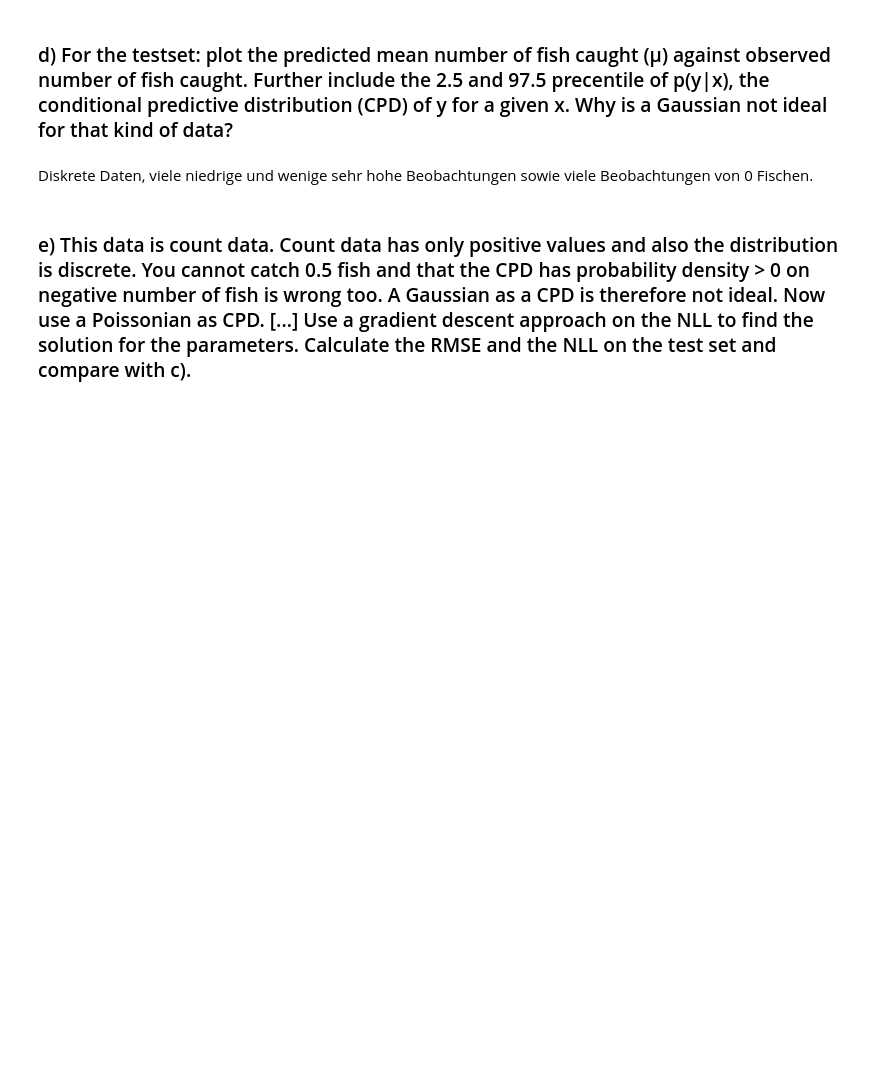
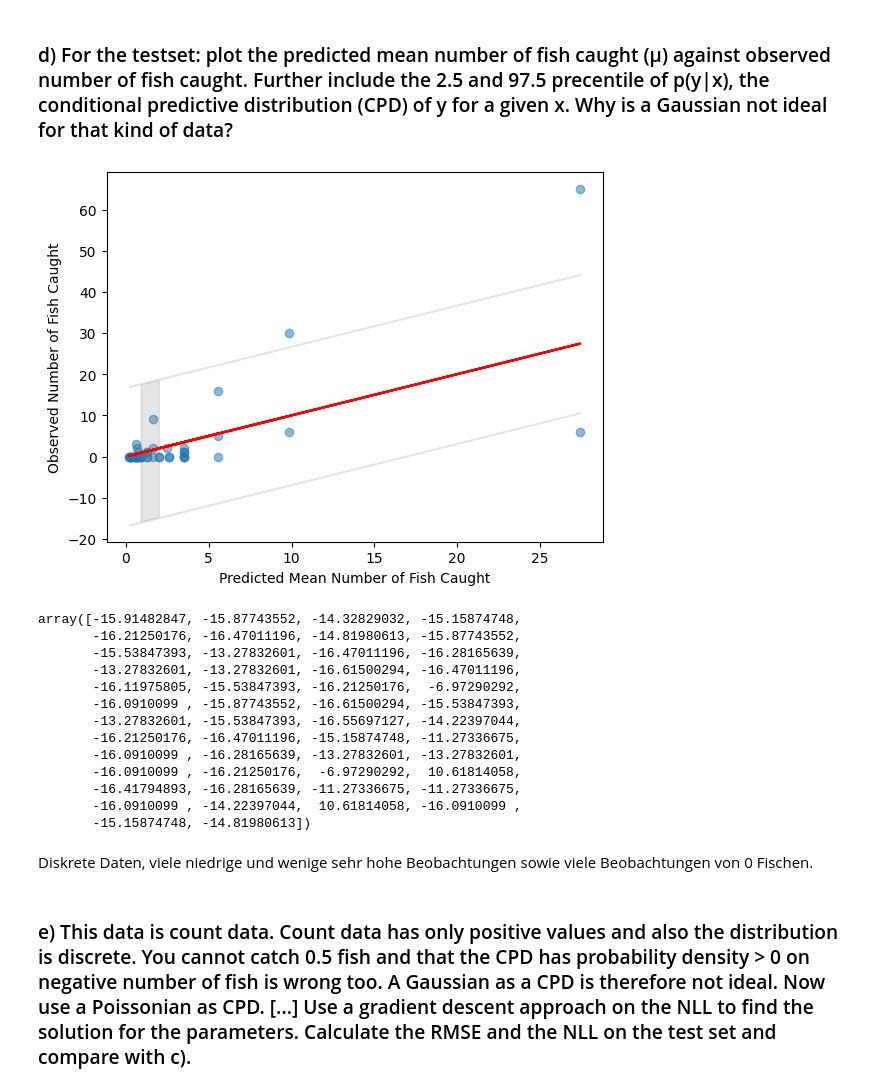
Before and after one commit to KrasserKai/Maschinelles-Lernen-Deep-Learning, a Jupyter notebook: Aufgabe2/Aufgabe2_1.ipynb, the cells around one changed output. Saved outputs shown, nothing was run; the diff lists cells and outputs as text; code cells hidden in the pictures; blank space fills up the shorter version.

```diff
--- a/Aufgabe2/Aufgabe2_1.ipynb
+++ b/Aufgabe2/Aufgabe2_1.ipynb
@@ -64,16 +79,32 @@ print(nll)
 # %%
 # Calculate standard deviation of residuals
 residual_std = np.std(residuals)
 # 2.5%
 lower_percentile = y_pred - 1.96 * residual_std
 # 97.5%
 upper_percentile = y_pred + 1.96 * residual_std
 
 plt.scatter(y_pred, yte, alpha=0.5)
+plt.plot(y_pred, y_pred, color='red', label='Ideal Prediction Line (y=x)')
 plt.fill_between(y_pred, lower_percentile, upper_percentile, color='gray', alpha=0.2, label='95% Prediction Interval')
 plt.xlabel('Predicted Mean Number of Fish Caught')
 plt.ylabel('Observed Number of Fish Caught')
 plt.show()
+# %% [output]
+[figure, added]
+array([-15.91482847, -15.87743552, -14.32829032, -15.15874748,
+       -16.21250176, -16.47011196, -14.81980613, -15.87743552,
+       -15.53847393, -13.27832601, -16.47011196, -16.28165639,
+       -13.27832601, -13.27832601, -16.61500294, -16.47011196,
+       -16.11975805, -15.53847393, -16.21250176,  -6.97290292,
+       -16.0910099 , -15.87743552, -16.61500294, -15.53847393,
+       -13.27832601, -15.53847393, -16.55697127, -14.22397044,
+       -16.21250176, -16.47011196, -15.15874748, -11.27336675,
+       -16.0910099 , -16.28165639, -13.27832601, -13.27832601,
+       -16.0910099 , -16.21250176,  -6.97290292,  10.61814058,
+       -16.41794893, -16.28165639, -11.27336675, -11.27336675,
+       -16.0910099 , -14.22397044,  10.61814058, -16.0910099 ,
+       -15.15874748, -14.81980613])
 # %% [markdown]
 Diskrete Daten, viele niedrige und wenige sehr hohe Beobachtungen sowie viele Beobachtungen von 0 Fischen.
 # %% [markdown]
```
Also changed, not shown: parts of 12 cells of this notebook, 2 other files.
